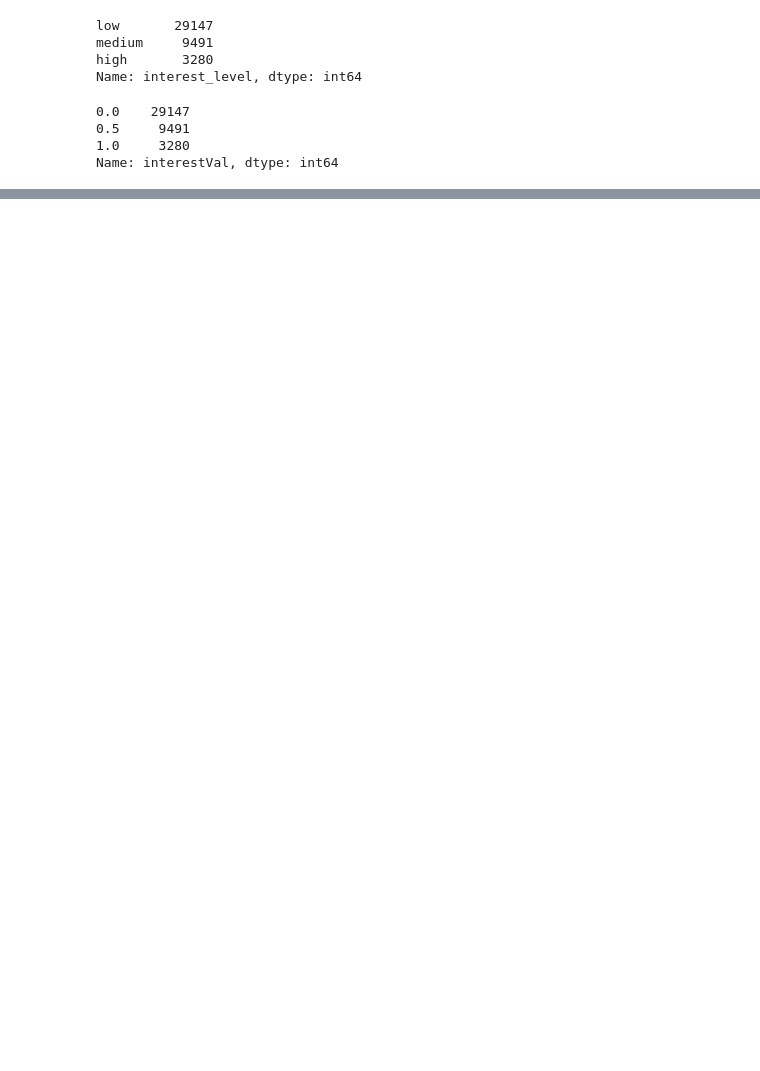
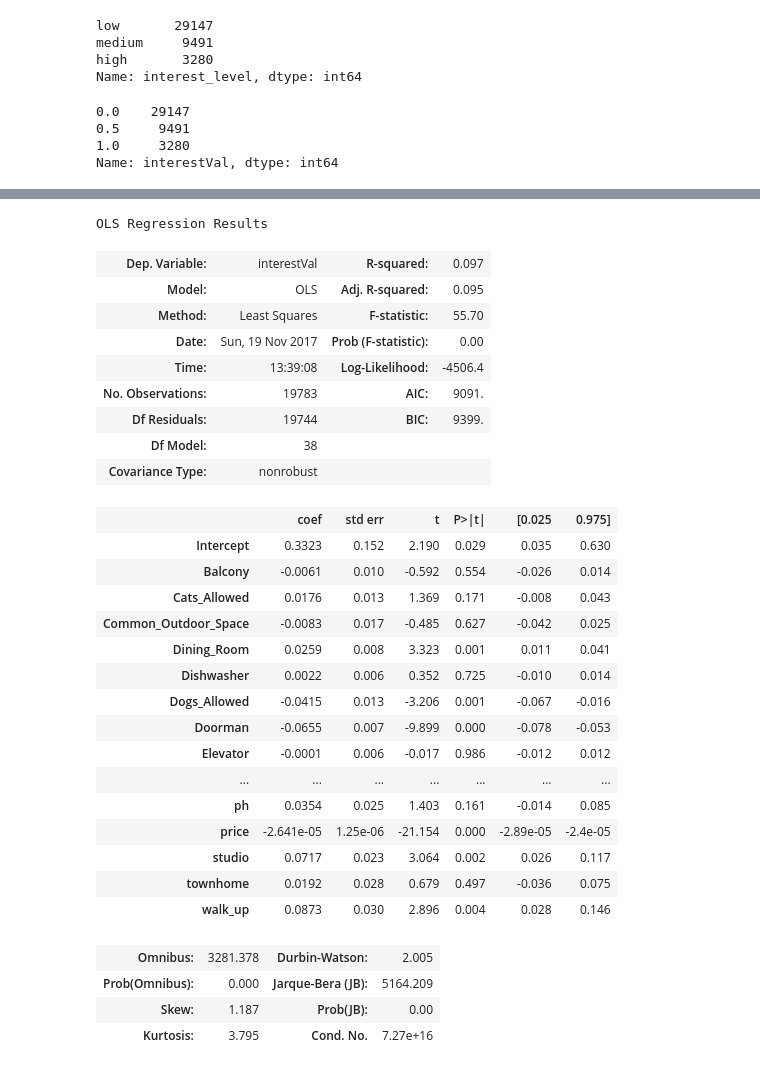
Before and after one commit to bfine9618/PredictingInterestLevel, a Jupyter notebook: Braden Linear.ipynb, the cells around one changed output, grey strips where cells are left out. Drawn from its saved outputs; the diff is of its cells as text; code cells hidden in the pictures; blank space fills up the shorter version.

Commit message:
TYPED OLS WORKS

```diff
--- a/Braden Linear.ipynb
+++ b/Braden Linear.ipynb
@@ -94,0 +100,38 @@ typed = pd.read_json('./typedData/train_typed.json')
+# %%
+linReg = typed.select_dtypes(exclude=['object'])
+
+equation = ('+').join(linReg.drop(['interestVal'], axis=1).columns)
+model = smf.ols('interestVal~'+equation, data=linReg).fit()
+# %%
+model.summary()
+# %% [output]
+OLS Regression Results
+| Dep. Variable: | interestVal | R-squared: | 0.097 |
+| Model: | OLS | Adj. R-squared: | 0.095 |
+| Method: | Least Squares | F-statistic: | 55.70 |
+| Date: | Sun, 19 Nov 2017 | Prob (F-statistic): | 0.00 |
+| Time: | 13:39:08 | Log-Likelihood: | -4506.4 |
+| No. Observations: | 19783 | AIC: | 9091. |
+| Df Residuals: | 19744 | BIC: | 9399. |
+| Df Model: | 38 |  |  |
+| Covariance Type: | nonrobust |  |  |
+|  | coef | std err | t | P>|t| | [0.025 | 0.975] |
+| Intercept | 0.3323 | 0.152 | 2.190 | 0.029 | 0.035 | 0.630 |
+| Balcony | -0.0061 | 0.010 | -0.592 | 0.554 | -0.026 | 0.014 |
+| Cats_Allowed | 0.0176 | 0.013 | 1.369 | 0.171 | -0.008 | 0.043 |
+| Common_Outdoor_Space | -0.0083 | 0.017 | -0.485 | 0.627 | -0.042 | 0.025 |
+| Dining_Room | 0.0259 | 0.008 | 3.323 | 0.001 | 0.011 | 0.041 |
+| Dishwasher | 0.0022 | 0.006 | 0.352 | 0.725 | -0.010 | 0.014 |
+| Dogs_Allowed | -0.0415 | 0.013 | -3.206 | 0.001 | -0.067 | -0.016 |
+| Doorman | -0.0655 | 0.007 | -9.899 | 0.000 | -0.078 | -0.053 |
+| Elevator | -0.0001 | 0.006 | -0.017 | 0.986 | -0.012 | 0.012 |
+| ... | ... | ... | ... | ... | ... | ... |
+| ph | 0.0354 | 0.025 | 1.403 | 0.161 | -0.014 | 0.085 |
+| price | -2.641e-05 | 1.25e-06 | -21.154 | 0.000 | -2.89e-05 | -2.4e-05 |
+| studio | 0.0717 | 0.023 | 3.064 | 0.002 | 0.026 | 0.117 |
+| townhome | 0.0192 | 0.028 | 0.679 | 0.497 | -0.036 | 0.075 |
+| walk_up | 0.0873 | 0.030 | 2.896 | 0.004 | 0.028 | 0.146 |
+| Omnibus: | 3281.378 | Durbin-Watson: | 2.005 |
+| Prob(Omnibus): | 0.000 | Jarque-Bera (JB): | 5164.209 |
+| Skew: | 1.187 | Prob(JB): | 0.00 |
+| Kurtosis: | 3.795 | Cond. No. | 7.27e+16 |
```
Also changed, not shown: parts of 16 cells of this notebook, 3 other files.
